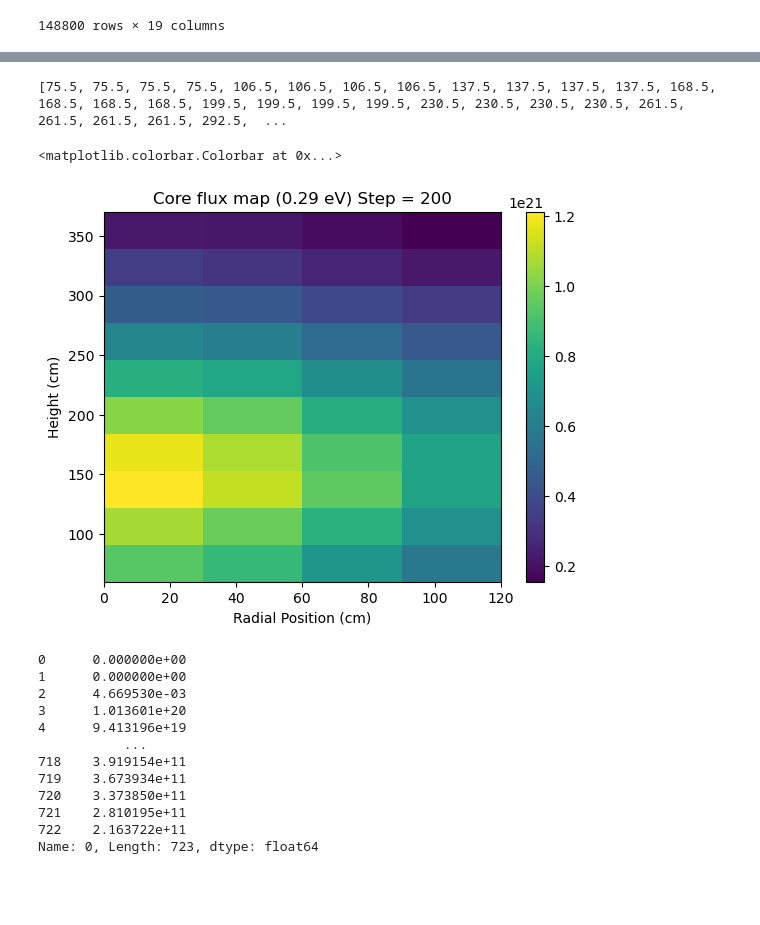
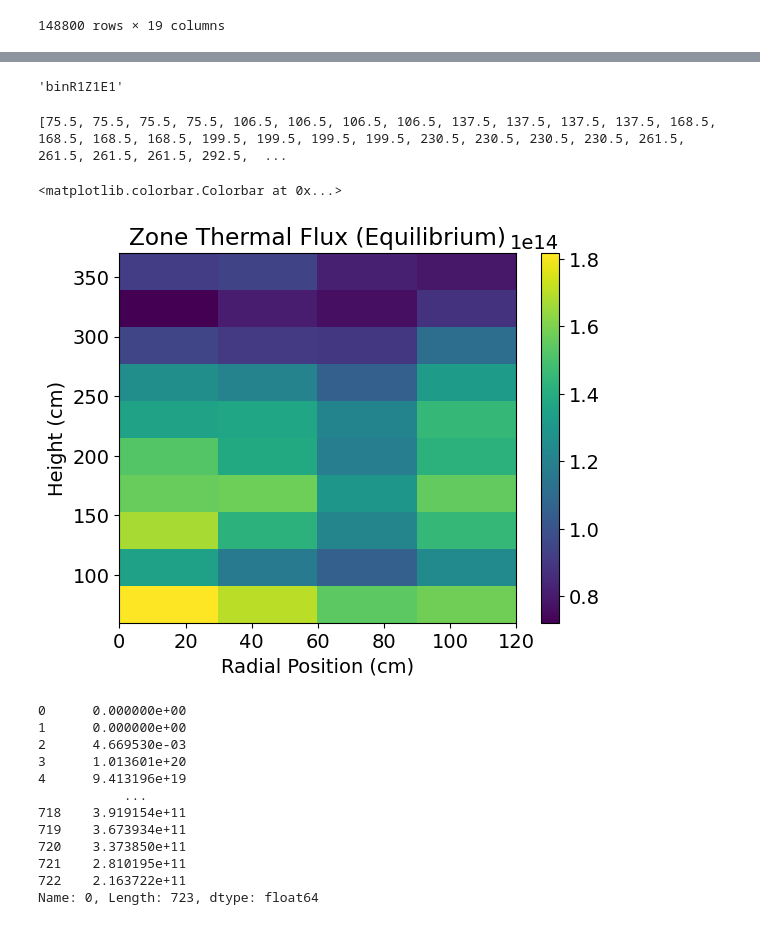
Before and after one commit to iankolaja/PEARLSim, a Jupyter notebook: create_current_model.ipynb, the cells around one changed output, grey strips where cells are left out. Saved outputs shown, nothing was run; the diff lists cells and outputs as text; code cells hidden in the pictures; blank space fills up the shorter version.

```diff
--- a/create_current_model.ipynb
+++ b/create_current_model.ipynb
@@ -146,0 +700,8 @@ target_std.to_csv("ml_models/current_rfr_target_std.csv", header=True)
+# %%
+xs_models = XSModelWrapper(model_dict,
+                          energy_group_labels,
+                          reaction_keys,
+                          xs_feature_mean,
+                          xs_feature_stdev,
+                          xs_target_mean_dict,
+                          xs_target_stdev_dict)
@@ -146,0 +720,4 @@ target_std.to_csv("ml_models/current_rfr_target_std.csv", header=True)
+# %%
+with open("ml_models/xs_models.pkl", 'wb') as f:
+    model_data = pickle.dumps(xs_models)
+    f.write(model_data)
@@ -146,0 +726,7 @@ target_std.to_csv("ml_models/current_rfr_target_std.csv", header=True)
+# %%
+with open("ml_models/current_model.pkl", 'rb') as f:
+    current_model = pickle.load(f)
+with open("ml_models/flux_model.pkl", 'rb') as f:
+    flux_model = pickle.load(f)
+with open("ml_models/xs_models.pkl", 'rb') as f:
+    xs_models = pickle.load(f)
@@ -216,2 +1703,2 @@ plt.colorbar()
 # %%
-core_flux,_ = read_core_flux("gFHR_equilibrium/gFHR_equilibrium_200.serpent_det0.m", normalize_and_label=True)
+core_flux, core_flux_series = read_det_file("gFHR_sequence/gFHR_equilibrium_200.serpent_det2.m", map_name="14group_flux")
@@ -218,32 +1720,36 @@ core_flux,_ = read_core_flux("gFHR_equilibrium/gFHR_equilibrium_200.serpent_det0
+# %%
+core_flux_series.axes[0][0]
+# %% [output]
+'binR1Z1E1'
 # %%
 radius_vals = []
 height_vals = []
 flux_vals = []
 radius_bounds = np.linspace(0,120,5)
 height_bounds = np.linspace(60,370,11)
-desired_E = 3
-for column in core_flux.columns:
+desired_E = 1
+for column in core_flux_series.axes[0]:
     R = int(column.split("R")[1].split("Z")[0])
     Z = int(column.split("Z")[1].split("E")[0])
     E = int(column.split("E")[1])
     if E == desired_E:
         radius_vals += [ (radius_bounds[R]+radius_bounds[R-1])/2 ]
         height_vals += [ (height_bounds[Z]+height_bounds[Z-1])/2]
-        flux_vals += [core_flux[column].iloc[0]]
+        flux_vals += [core_flux_series[column]]
 
 serpent_flux = np.array(flux_vals).reshape(10,4)
 #plt.imshow(serpent_flux)
 print(height_vals)
-
+plt.rcParams.update({'font.size': 14})
 plt.imshow(serpent_flux, extent=(0,120,60,370), aspect='auto')
-plt.title(f"Core flux map (0.29 eV) Step = 200")
+plt.title(f"Zone Thermal Flux (Equilibrium)")
 plt.xlabel("Radial Position (cm)")
 plt.ylabel("Height (cm)")
 plt.colorbar()
 # %% [output]
 [75.5, 75.5, 75.5, 75.5, 106.5, 106.5, 106.5, 106.5, 137.5, 137.5, 137.5, 137.5, 168.5, 168.5, 168.5, 168.5, 199.5, 199.5, 199.5, 199.5, 230.5, 230.5, 230.5, 230.5, 261.5, 261.5, 261.5, 261.5, 292.5,  ...
 <matplotlib.colorbar.Colorbar at 0x...>
-[figure, old version]
+[figure, new version]
 # %%
 constants.loc[constants.index.repeat(1)].reset_index(drop=True)
 # %% [output]
```
Also changed, not shown: parts of 112 cells of this notebook, 7 other files.
